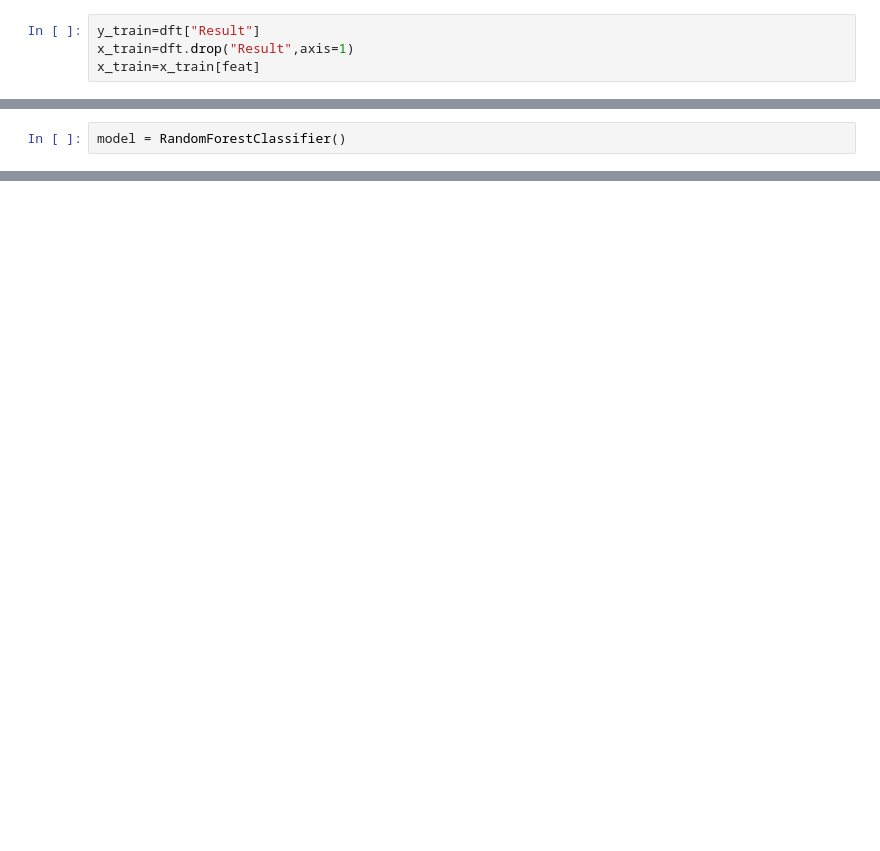
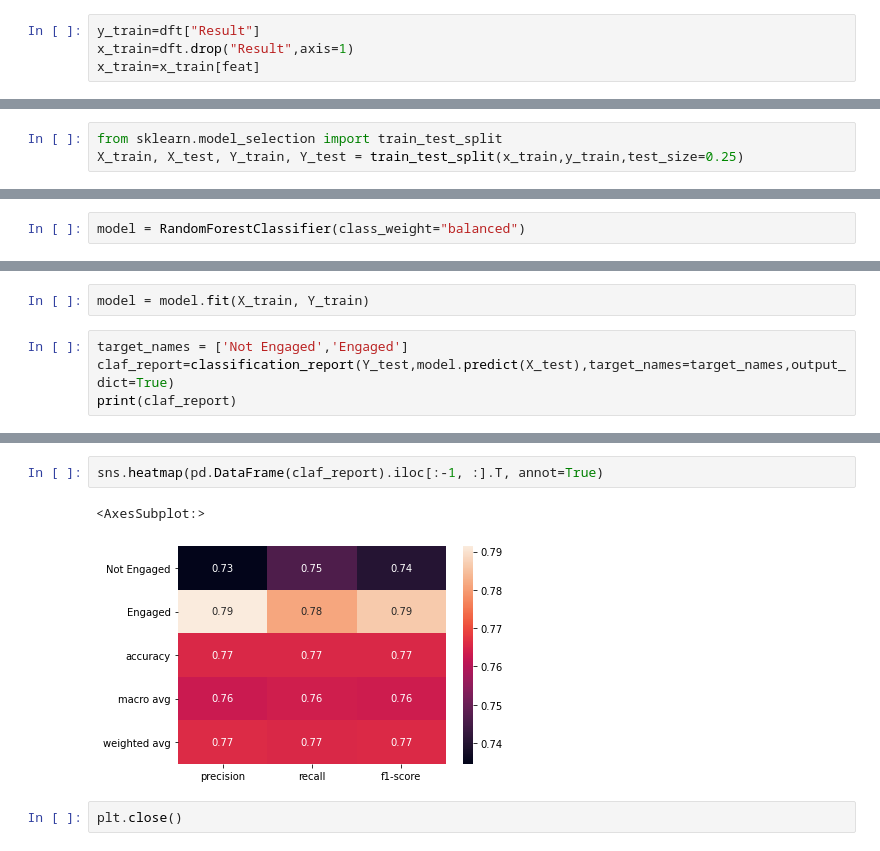
Before and after one commit to prashanth21S/EngagementClassification2021, a Jupyter notebook: Random Forest Classifier.ipynb, the cells around one changed output, grey strips where cells are left out. Saved outputs shown, nothing was run; the diff lists cells and outputs as text; blank space fills up the shorter version.

```diff
--- a/Random Forest Classifier.ipynb
+++ b/Random Forest Classifier.ipynb
@@ -22,0 +46,3 @@ x_train=x_train[feat]
+# %%
+from sklearn.model_selection import train_test_split
+X_train, X_test, Y_train, Y_test = train_test_split(x_train,y_train,test_size=0.25)
@@ -23,2 +51,2 @@ x_train=x_train[feat]
 # %%
-model = RandomForestClassifier()
+model = RandomForestClassifier(class_weight="balanced")
@@ -24,0 +55,6 @@ model = RandomForestClassifier()
+# %%
+model = model.fit(X_train, Y_train)
+# %%
+target_names = ['Not Engaged','Engaged']
+claf_report=classification_report(Y_test,model.predict(X_test),target_names=target_names,output_dict=True)
+print(claf_report)
@@ -24,0 +84,7 @@ model = RandomForestClassifier()
+# %%
+sns.heatmap(pd.DataFrame(claf_report).iloc[:-1, :].T, annot=True)
+# %% [output]
+<AxesSubplot:>
+[figure, added]
+# %%
+plt.close()
```
Also changed, not shown: parts of 18 cells of this notebook, 3 other files.
